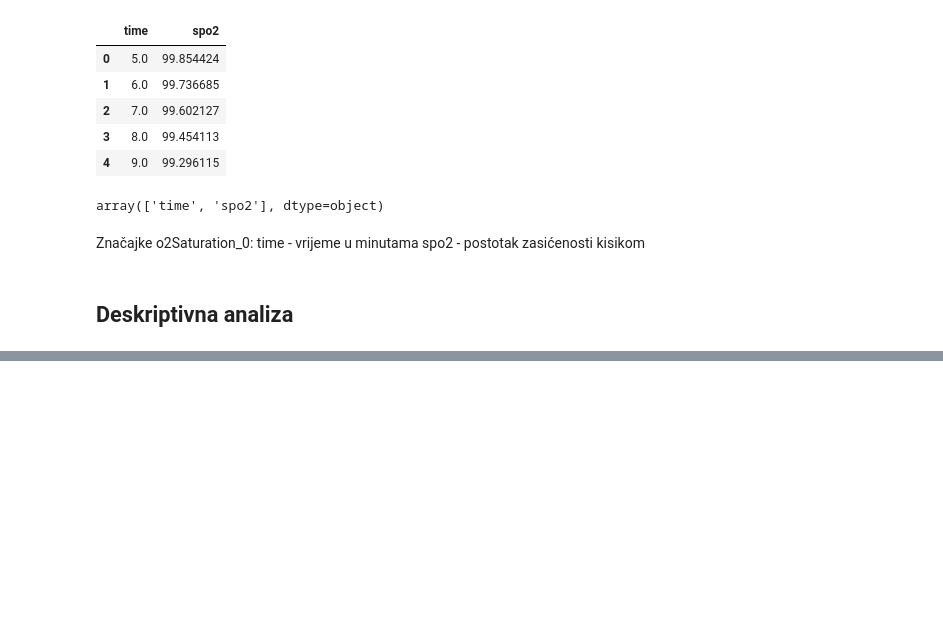
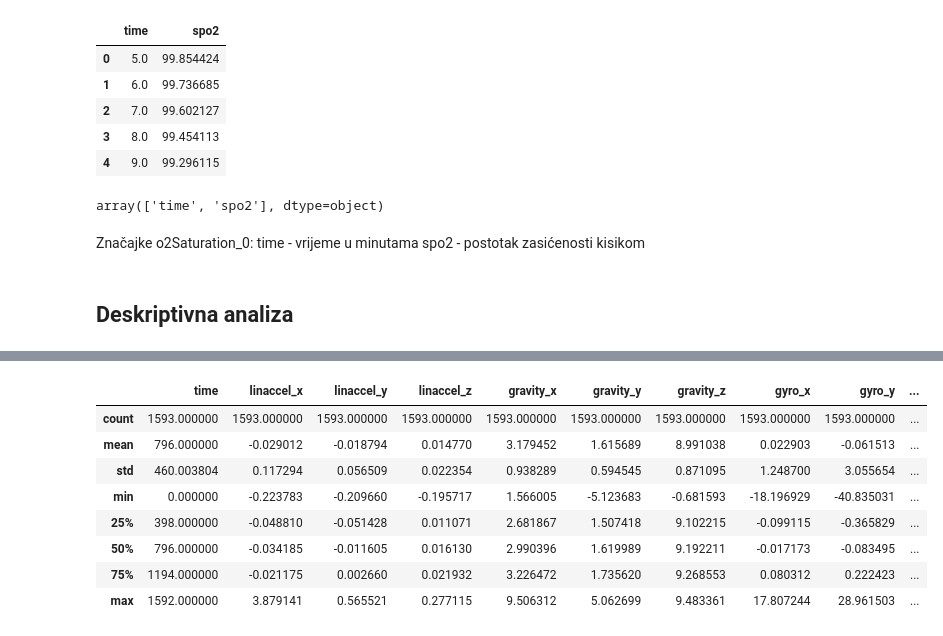
Before and after one commit to BernardKazazic/UZOP_Projekt, a Jupyter notebook: lab1.ipynb, the cells around one changed output, grey strips where cells are left out. Cells and saved outputs as stored; diff of their text form; code cells hidden in the pictures; blank space fills up the shorter version.

```diff
--- a/lab1.ipynb
+++ b/lab1.ipynb
@@ -430,0 +544,12 @@ spo2 - postotak zasićenosti kisikom
+# %%
+imuRightHand_ama.describe()
+# %% [output]
+|  | time | linaccel_x | linaccel_y | linaccel_z | gravity_x | gravity_y | gravity_z | gyro_x | gyro_y | ... |
+| count | 1593.000000 | 1593.000000 | 1593.000000 | 1593.000000 | 1593.000000 | 1593.000000 | 1593.000000 | 1593.000000 | 1593.000000 | ... |
+| mean | 796.000000 | -0.029012 | -0.018794 | 0.014770 | 3.179452 | 1.615689 | 8.991038 | 0.022903 | -0.061513 | ... |
+| std | 460.003804 | 0.117294 | 0.056509 | 0.022354 | 0.938289 | 0.594545 | 0.871095 | 1.248700 | 3.055654 | ... |
+| min | 0.000000 | -0.223783 | -0.209660 | -0.195717 | 1.566005 | -5.123683 | -0.681593 | -18.196929 | -40.835031 | ... |
+| 25% | 398.000000 | -0.048810 | -0.051428 | 0.011071 | 2.681867 | 1.507418 | 9.102215 | -0.099115 | -0.365829 | ... |
+| 50% | 796.000000 | -0.034185 | -0.011605 | 0.016130 | 2.990396 | 1.619989 | 9.192211 | -0.017173 | -0.083495 | ... |
+| 75% | 1194.000000 | -0.021175 | 0.002660 | 0.021932 | 3.226472 | 1.735620 | 9.268553 | 0.080312 | 0.222423 | ... |
+| max | 1592.000000 | 3.879141 | 0.565521 | 0.277115 | 9.506312 | 5.062699 | 9.483361 | 17.807244 | 28.961503 | ... |
```
Also changed, not shown: parts of 34 cells of this notebook.
